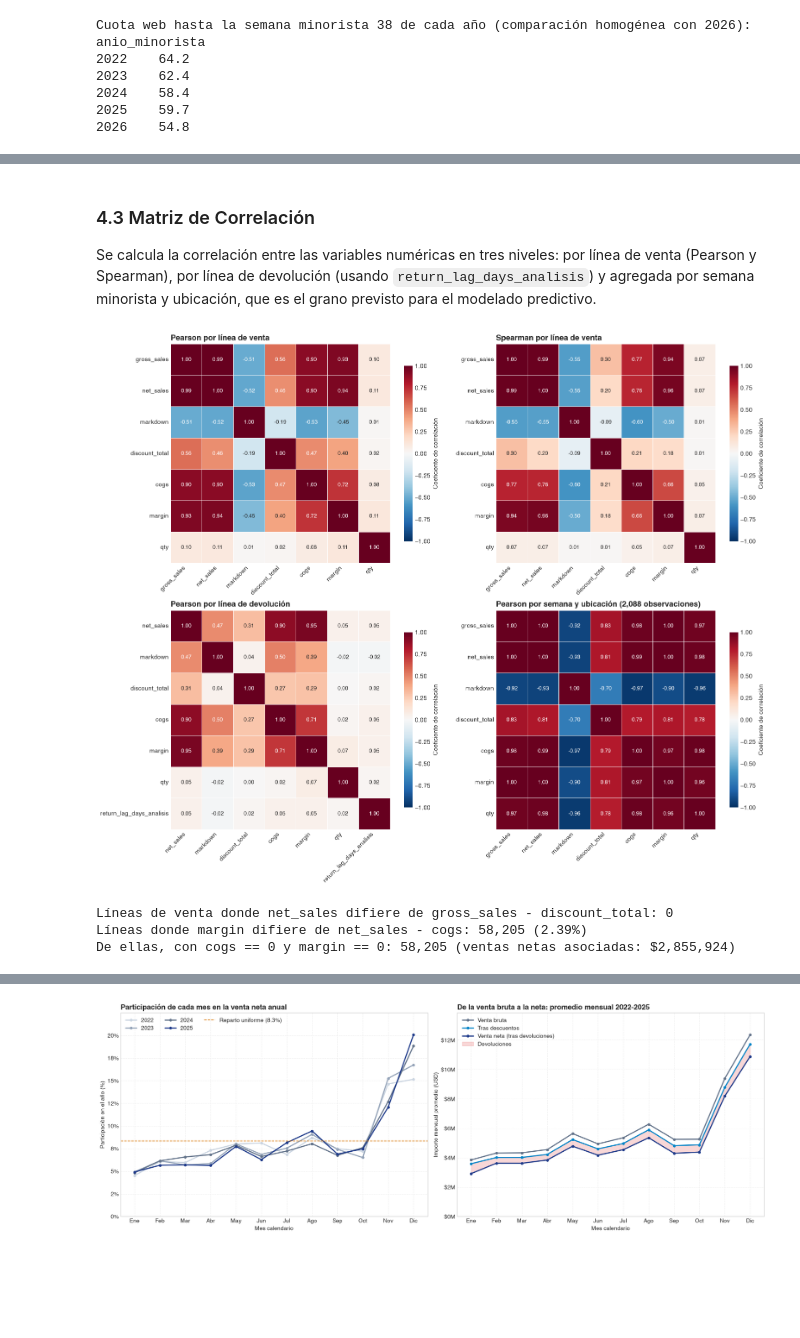
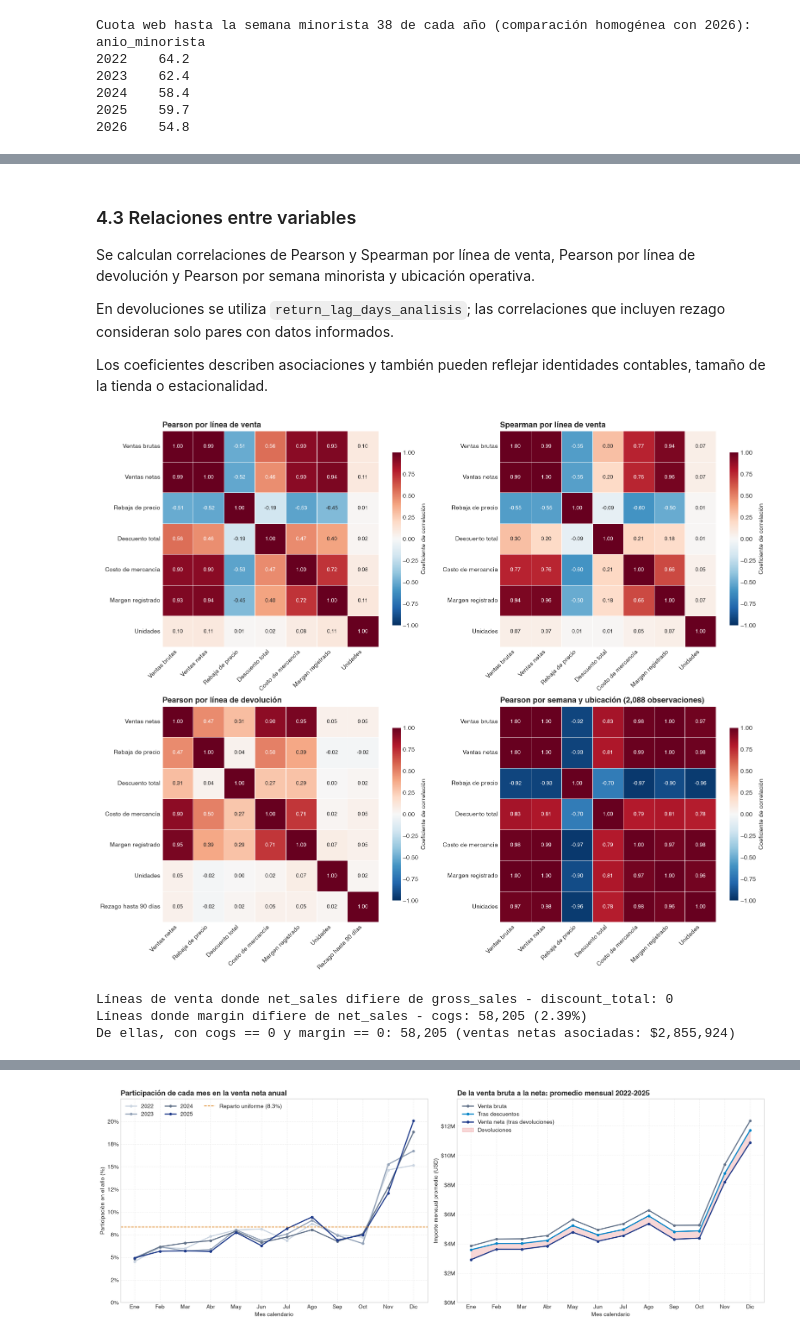
Before and after one commit to geramargonzalez/sales-revenue-datascience, a Jupyter notebook: sales-revenue-jewery.ipynb, the cells around one changed output, grey strips where cells are left out. Drawn from its saved outputs; the diff is of its cells as text; code cells hidden in the pictures; blank space fills up the shorter version.

```diff
--- a/sales-revenue-jewery.ipynb
+++ b/sales-revenue-jewery.ipynb
@@ -18,4 +51,19 @@ import matplotlib.pyplot as plt
 from matplotlib.ticker import FuncFormatter
 import seaborn as sns
 from IPython.display import display
+
+# Etiquetas legibles para tablas, ejes y leyendas; las columnas de origen no cambian
+ETIQUETAS_VARIABLES = {
+    'gross_sales': 'Ventas brutas', 'net_sales': 'Ventas netas',
+    'discount_total': 'Descuento total', 'markdown': 'Rebaja de precio',
+    'cogs': 'Costo de mercancía', 'margin': 'Margen registrado', 'qty': 'Unidades',
+    'return_lag_days': 'Rezago original (días)',
+    'return_lag_days_analisis': 'Rezago hasta 90 días',
+    'return_reason': 'Motivo de devolución', 'orig_location_name': 'Ubicación de origen',
+    'ship_to_postal': 'Código postal de envío', 'customer_id': 'Cliente',
+    'brand': 'Marca', 'subclass1': 'Subclase', 'class': 'Clase',
+    'department': 'Departamento', 'associate_id': 'Vendedor',
+    'item_season': 'Temporada del artículo', 'promo_name': 'Promoción',
+    'promo_amt': 'Importe promocional'
+}
 # %% [markdown]
@@ -931,11 +1013,11 @@ Líneas de devolución (is_return == True)
 muestra_ventas = ventas_fin.sample(200_000, random_state=42)
 
 paneles = [
-    ('gross_sales', 'Ventas Brutas (USD)', COLOR_PRIMARIO),
-    ('net_sales', 'Ventas Netas (USD)', COLOR_PRIMARIO),
-    ('cogs', 'Costo de Mercancía (USD)', COLOR_COSTO),
-    ('margin', 'Margen Bruto (USD)', COLOR_MARGEN),
-    ('discount_total', 'Descuento Total (USD)', COLOR_ALERTA)
+    ('gross_sales', 'Ventas brutas (USD)', COLOR_PRIMARIO),
+    ('net_sales', 'Ventas netas (USD)', COLOR_PRIMARIO),
+    ('cogs', 'Costo de mercancía (USD)', COLOR_COSTO),
+    ('margin', 'Margen registrado (USD)', COLOR_MARGEN),
+    ('discount_total', 'Descuento total (USD)', COLOR_ALERTA)
 ]
 
 fig = plt.figure(figsize=(17, 11))
@@ -978,9 +1060,9 @@ ax_qty.set_yscale('log')
 ax_qty.set_ylim(top=400)
 ax_qty.yaxis.set_major_formatter(FuncFormatter(lambda y, _: f'{y:g}%'))
 ax_qty.tick_params(axis='y', which='minor', labelleft=False)
-ax_qty.set_title('Unidades por Línea (Cantidad)', loc='left', fontsize=13, fontweight='bold')
-ax_qty.set_xlabel('Unidades por línea de venta (Cantidad)')
-ax_qty.set_ylabel('Líneas de venta (%), escala logarítmica')
+ax_qty.set_title('Distribución de cantidades positivas', loc='left', fontsize=13, fontweight='bold')
+ax_qty.set_xlabel('Unidades por línea de venta')
+ax_qty.set_ylabel('Líneas con cantidad positiva (%), escala logarítmica')
 
 fig.suptitle('Distribución de las métricas financieras por línea de venta', x=0.125, ha='left', fontsize=15, fontweight='bold', y=0.95)
 plt.show()
@@ -1003,7 +1085,7 @@ for serie, color, desplazamiento in [(ventas_fin.loc[ventas_fin['net_sales'] > 0
 ax.set_xlim(5, 5000)
 ax.xaxis.set_major_formatter(fmt_dolares)
 ax.tick_params(axis='x', which='minor', labelbottom=False)
-ax.set_title('Los artículos devueltos son más caros que la venta típica', loc='left', fontsize=13, fontweight='bold')
+ax.set_title('Importe por línea: ventas y devoluciones', loc='left', fontsize=13, fontweight='bold')
 ax.set_xlabel('Importe neto por línea en valor absoluto (USD), escala logarítmica')
 ax.set_ylabel('Densidad')
 ax.legend(loc='upper right', bbox_to_anchor=(1, 0.88))
@@ -1051,14 +1129,14 @@ def participacion(serie, top=None):
 
 canal = df['is_web'].map({True: 'Canal web', False: 'Tienda física'})
 tipo_transaccion = df['txn_type'].map({'Sale': 'Venta', 'Return': 'Devolución', 'Mixed': 'Mixta'})
-ubicacion = df['location_name'].str.replace('Catbird ', '').where(es_operativa, 'Pop-ups y administrativas')
+ubicacion = df['location_name'].str.replace('Catbird ', '').where(es_operativa, 'Temporales y administrativas')
 
 paneles_categoricos = [
     ('Clase de producto (10 principales)', participacion(df['class'], top=10)),
     ('Marca (10 principales)', participacion(df['brand'], top=10)),
     ('Ubicación', participacion(ubicacion)),
     ('Departamento', participacion(df['department'])),
-    ('Canal de venta', participacion(canal)),
+    ('Canal registrado', participacion(canal)),
     ('Tipo de transacción', participacion(tipo_transaccion))
 ]
 
@@ -1114,7 +1186,11 @@ Cardinalidad: 5 departamentos, 36 clases, 27 subclases, 190 marcas, 17,906 artí
 # %% [markdown]
-### 4.3 Matriz de Correlación
+### 4.3 Relaciones entre variables
 
-Se calcula la correlación entre las variables numéricas en tres niveles: por línea de venta (Pearson y Spearman), por línea de devolución (usando `return_lag_days_analisis`) y agregada por semana minorista y ubicación, que es el grano previsto para el modelado predictivo.
+Se calculan correlaciones de Pearson y Spearman por línea de venta, Pearson por línea de devolución y Pearson por semana minorista y ubicación operativa.
+
+En devoluciones se utiliza `return_lag_days_analisis`; las correlaciones que incluyen rezago consideran solo pares con datos informados.
+
+Los coeficientes describen asociaciones y también pueden reflejar identidades contables, tamaño de la tienda o estacionalidad.
 # %%
 # Matrices de correlación a nivel de línea y a nivel agregado
 cols_corr = ['gross_sales', 'net_sales', 'markdown', 'discount_total', 'cogs', 'margin', 'qty']
@@ -1131,35 +1207,35 @@ semanal = (df[es_operativa]
            .sum())
 corr_semanal = semanal.corr(method='pearson')
 
 matrices = [
     (corr_pearson, 'Pearson por línea de venta'),
     (corr_spearman, 'Spearman por línea de venta'),
     (corr_devoluciones, 'Pearson por línea de devolución'),
     (corr_semanal, f'Pearson por semana y ubicación ({len(semanal):,} observaciones)')
 ]
 
 fig, axes = plt.subplots(2, 2, figsize=(16, 13))
 for ax, (matriz, titulo) in zip(axes.flat, matrices):
-    sns.heatmap(matriz, annot=True, fmt='.2f', cmap='RdBu_r', vmin=-1, vmax=1, center=0, square=True,
+    sns.heatmap(matriz.rename(index=ETIQUETAS_VARIABLES, columns=ETIQUETAS_VARIABLES), annot=True, fmt='.2f', cmap='RdBu_r', vmin=-1, vmax=1, center=0, square=True,
                 linewidths=0.5, linecolor='white', annot_kws={'fontsize': 9},
                 cbar_kws={'shrink': 0.8, 'label': 'Coeficiente de correlación'}, ax=ax)
     ax.set_title(titulo, loc='left', fontsize=13, fontweight='bold')
     ax.set_xticklabels(ax.get_xticklabels(), rotation=45, ha='right')
     ax.set_xlabel('')
     ax.set_ylabel('')
 
 plt.tight_layout()
 plt.show()
 
 # Consistencia de las identidades contables
 desvio_neto = (df['gross_sales'] - df['discount_total'] - df['net_sales']).abs() > 0.01
 print(f"Líneas de venta donde net_sales difiere de gross_sales - discount_total: {(desvio_neto & ~es_devolucion).sum():,}")
 desvio_margen = (df['margin'] - (df['net_sales'] - df['cogs'])).abs() > 0.01
 print(f"Líneas donde margin difiere de net_sales - cogs: {desvio_margen.sum():,} ({desvio_margen.mean() * 100:.2f}%)")
 print(f"De ellas, con cogs == 0 y margin == 0: {(desvio_margen & (df['cogs'] == 0) & (df['margin'] == 0)).sum():,} "
       f"(ventas netas asociadas: ${df.loc[desvio_margen, 'net_sales'].sum():,.0f})")
 # %% [output]
-[figure, old version]
+[figure, new version]
 Líneas de venta donde net_sales difiere de gross_sales - discount_total: 0
 Líneas donde margin difiere de net_sales - cogs: 58,205 (2.39%)
 De ellas, con cogs == 0 y margin == 0: 58,205 (ventas netas asociadas: $2,855,924)
```
Also changed, not shown: parts of 55 cells of this notebook, 1 other file.
